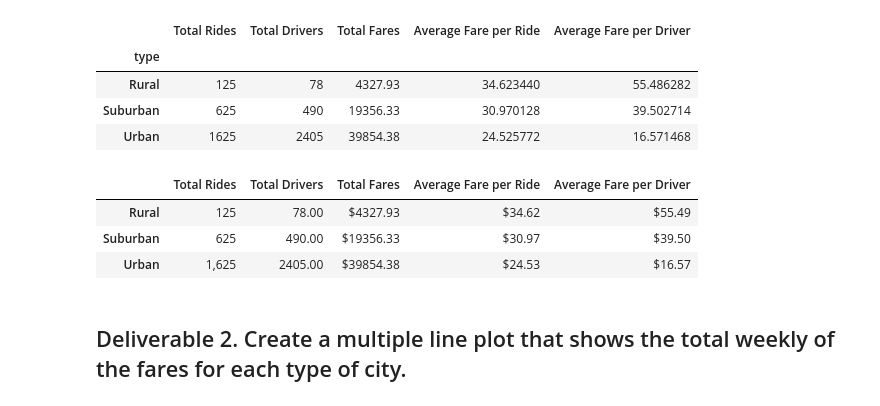
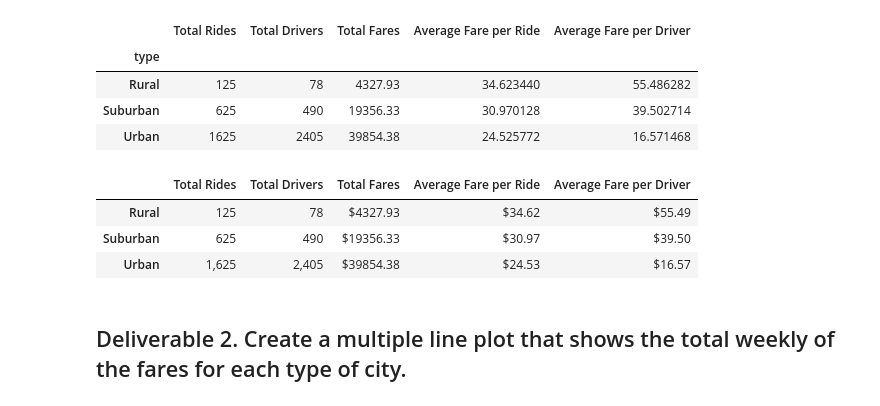
Before and after one commit to darin-m-myers/PyBer_Analysis, a Jupyter notebook: PyBer_Challenge.ipynb, the cells around one changed output. Drawn from its saved outputs; the diff is of its cells as text; code cells hidden in the pictures.

```diff
--- a/PyBer_Challenge.ipynb
+++ b/PyBer_Challenge.ipynb
@@ -115,17 +115,17 @@ pyber_summary_df.index.name = None
 # %%
 #  8. Format the columns.
 pyber_summary_df.style.format({
     "Total Rides": "{:,d}",
-    "Total Drivers": "{:.2f}",
+    "Total Drivers": "{:,d}",
     "Total Fares": "${:.2f}",
     "Average Fare per Ride": "${:.2f}",
     "Average Fare per Driver": "${:.2f}"
 })
 # %% [output]
 |  | Total Rides | Total Drivers | Total Fares | Average Fare per Ride | Average Fare per Driver |
-| Rural | 125 | 78.00 | $4327.93 | $34.62 | $55.49 |
-| Suburban | 625 | 490.00 | $19356.33 | $30.97 | $39.50 |
-| Urban | 1,625 | 2405.00 | $39854.38 | $24.53 | $16.57 |
+| Rural | 125 | 78 | $4327.93 | $34.62 | $55.49 |
+| Suburban | 625 | 490 | $19356.33 | $30.97 | $39.50 |
+| Urban | 1,625 | 2,405 | $39854.38 | $24.53 | $16.57 |
 # %% [markdown]
 ## Deliverable 2.  Create a multiple line plot that shows the total weekly of the fares for each type of city.
 # %%
```
Also changed, not shown: parts of 9 cells of this notebook, 1 other file.
